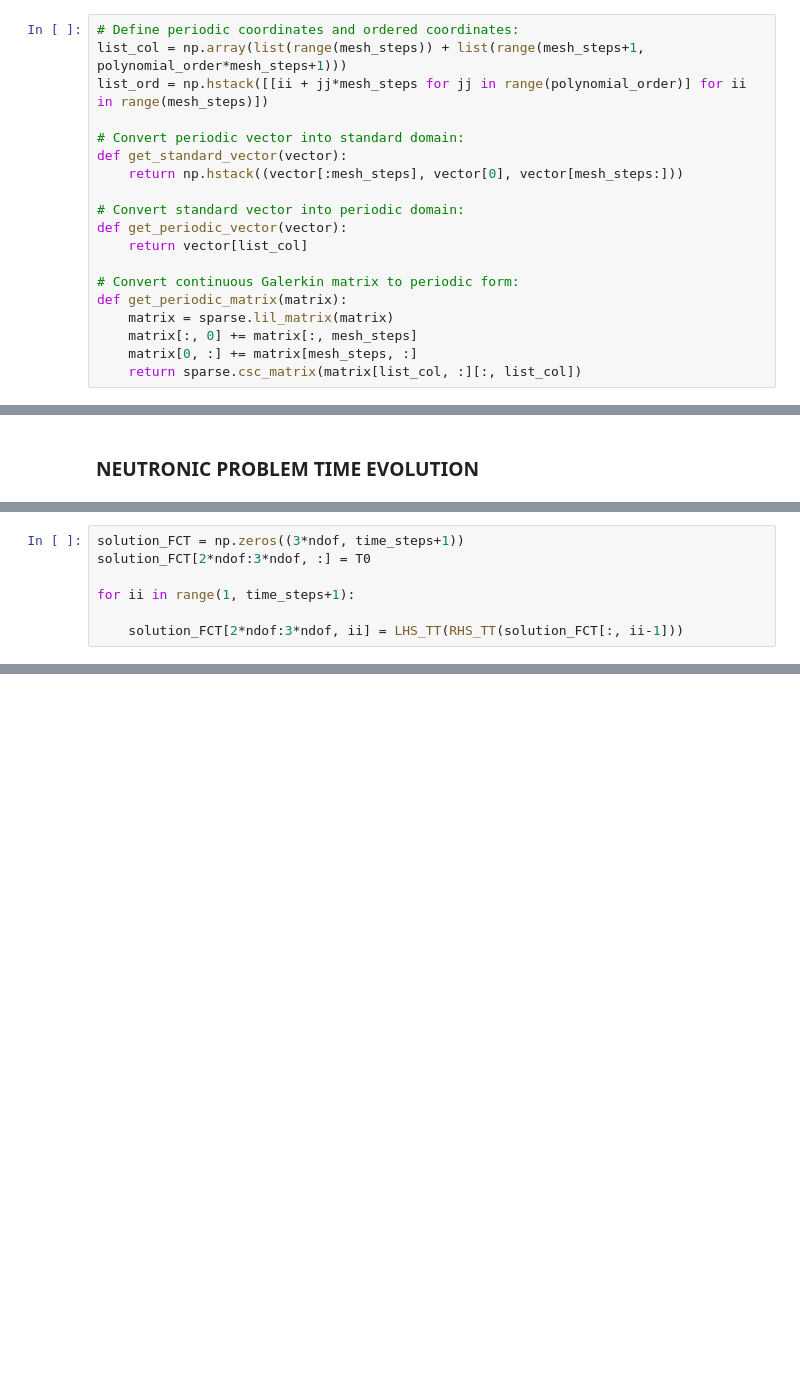
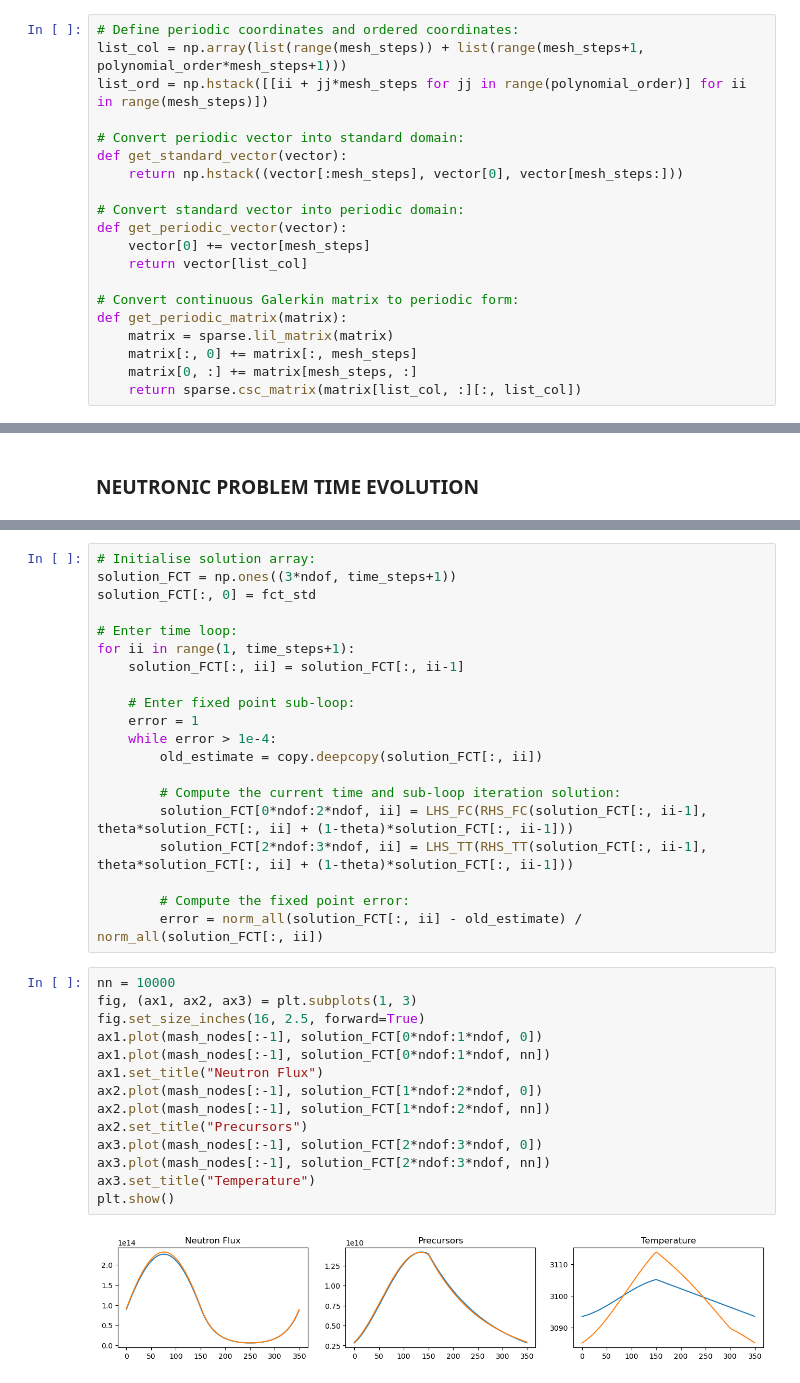
Before and after one commit to FrancescoSilva/MSR-OED-DA, a Jupyter notebook: MSR-1D-CG.ipynb, the cells around one changed output, grey strips where cells are left out. Saved outputs shown, nothing was run; the diff lists cells and outputs as text; blank space fills up the shorter version.

```diff
--- a/MSR-1D-CG.ipynb
+++ b/MSR-1D-CG.ipynb
@@ -101,6 +85,7 @@ def get_standard_vector(vector):
 
 # Convert standard vector into periodic domain:
 def get_periodic_vector(vector):
+    vector[0] += vector[mesh_steps]
     return vector[list_col]
 
 # Convert continuous Galerkin matrix to periodic form:
@@ -249,7 +302,0 @@ RHS_TT = lambda x: BB_TT.dot(x[2*ndof:]) + FF_TT(x) * time_width
-# %%
-solution_FCT = np.zeros((3*ndof, time_steps+1))
-solution_FCT[2*ndof:3*ndof, :] = T0
-
-for ii in range(1, time_steps+1):
-
-    solution_FCT[2*ndof:3*ndof, ii] = LHS_TT(RHS_TT(solution_FCT[:, ii-1]))
@@ -263,0 +317,36 @@ plt.show()
+# %%
+# Initialise solution array:
+solution_FCT = np.ones((3*ndof, time_steps+1))
+solution_FCT[:, 0] = fct_std
+
+# Enter time loop:
+for ii in range(1, time_steps+1):
+    solution_FCT[:, ii] = solution_FCT[:, ii-1]
+
+    # Enter fixed point sub-loop:
+    error = 1
+    while error > 1e-4:
+        old_estimate = copy.deepcopy(solution_FCT[:, ii])
+
+        # Compute the current time and sub-loop iteration solution:
+        solution_FCT[0*ndof:2*ndof, ii] = LHS_FC(RHS_FC(solution_FCT[:, ii-1], theta*solution_FCT[:, ii] + (1-theta)*solution_FCT[:, ii-1]))
+        solution_FCT[2*ndof:3*ndof, ii] = LHS_TT(RHS_TT(solution_FCT[:, ii-1], theta*solution_FCT[:, ii] + (1-theta)*solution_FCT[:, ii-1]))
+
+        # Compute the fixed point error:
+        error = norm_all(solution_FCT[:, ii] - old_estimate) / norm_all(solution_FCT[:, ii])
+# %%
+nn = 10000
+fig, (ax1, ax2, ax3) = plt.subplots(1, 3)
+fig.set_size_inches(16, 2.5, forward=True)
+ax1.plot(mash_nodes[:-1], solution_FCT[0*ndof:1*ndof, 0])
+ax1.plot(mash_nodes[:-1], solution_FCT[0*ndof:1*ndof, nn])
+ax1.set_title("Neutron Flux")
+ax2.plot(mash_nodes[:-1], solution_FCT[1*ndof:2*ndof, 0])
+ax2.plot(mash_nodes[:-1], solution_FCT[1*ndof:2*ndof, nn])
+ax2.set_title("Precursors")
+ax3.plot(mash_nodes[:-1], solution_FCT[2*ndof:3*ndof, 0])
+ax3.plot(mash_nodes[:-1], solution_FCT[2*ndof:3*ndof, nn])
+ax3.set_title("Temperature")
+plt.show()
+# %% [output]
+[figure, added]
```
Also changed, not shown: parts of 21 cells of this notebook.
